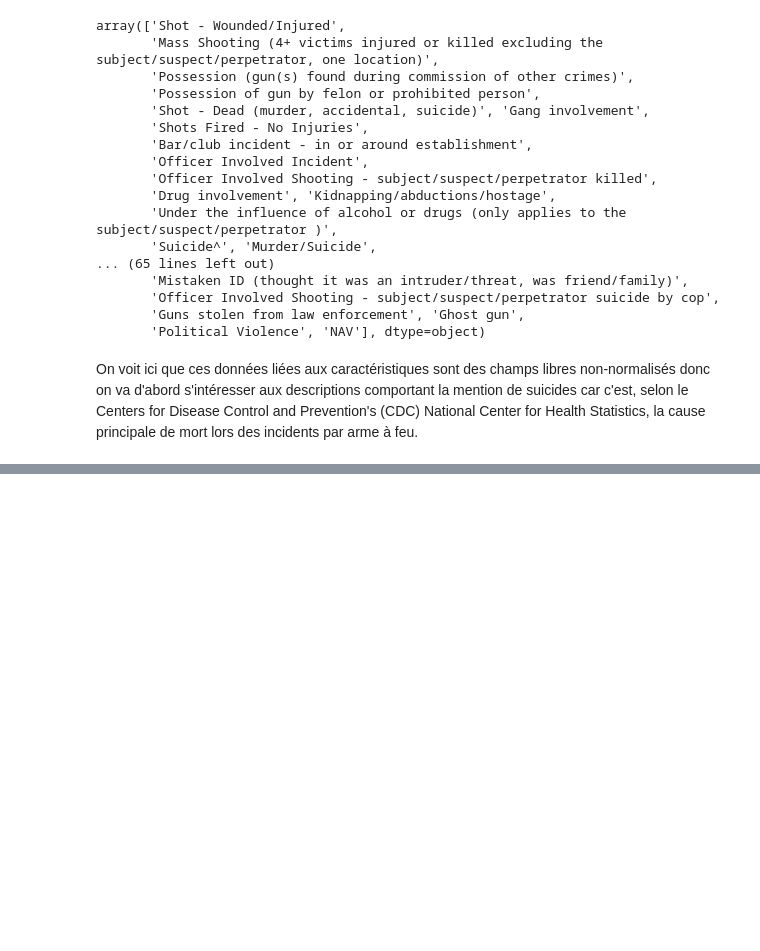
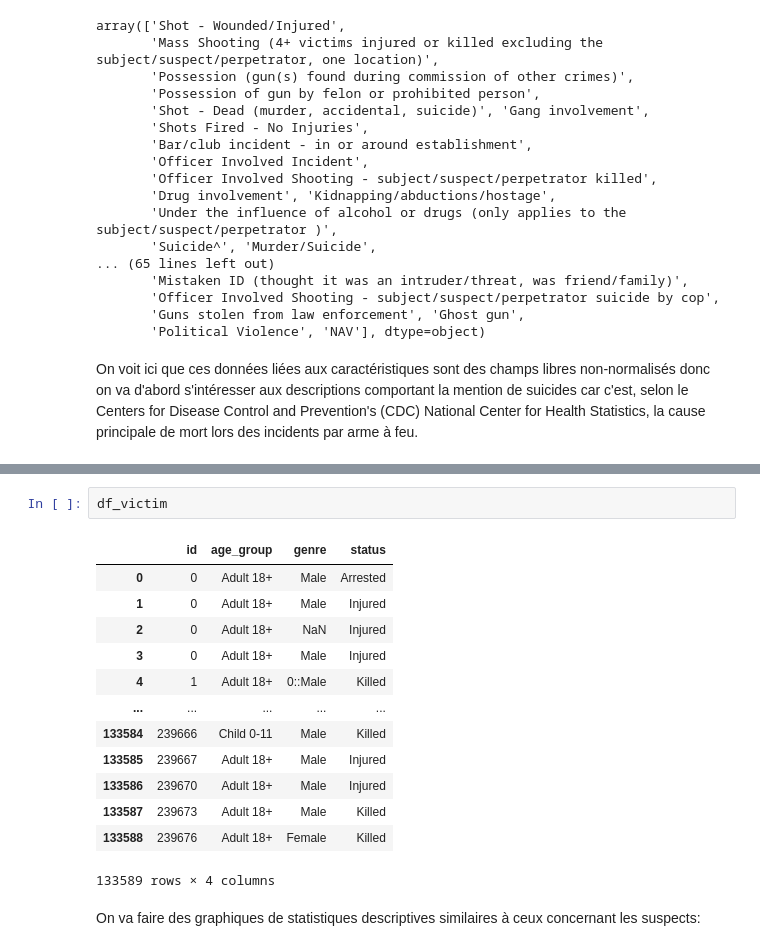
Before and after one commit to eleroux46/gun_violence, a Jupyter notebook: stats_des_elo.ipynb, the cells around one changed output, grey strips where cells are left out. Saved outputs shown, nothing was run; the diff lists cells and outputs as text; blank space fills up the shorter version.

```diff
--- a/stats_des_elo.ipynb
+++ b/stats_des_elo.ipynb
@@ -442,0 +505,18 @@ fig8
+# %%
+df_victim
+# %% [output]
+|  | id | age_group | genre | status |
+| 0 | 0 | Adult 18+ | Male | Arrested |
+| 1 | 0 | Adult 18+ | Male | Injured |
+| 2 | 0 | Adult 18+ | NaN | Injured |
+| 3 | 0 | Adult 18+ | Male | Injured |
+| 4 | 1 | Adult 18+ | 0::Male | Killed |
+| ... | ... | ... | ... | ... |
+| 133584 | 239666 | Child 0-11 | Male | Killed |
+| 133585 | 239667 | Adult 18+ | Male | Injured |
+| 133586 | 239670 | Adult 18+ | Male | Injured |
+| 133587 | 239673 | Adult 18+ | Male | Killed |
+| 133588 | 239676 | Adult 18+ | Female | Killed |
+133589 rows × 4 columns
+# %% [markdown]
+On va faire des graphiques de statistiques descriptives similaires à ceux concernant les suspects:
```
Also changed, not shown: parts of 24 cells of this notebook.
